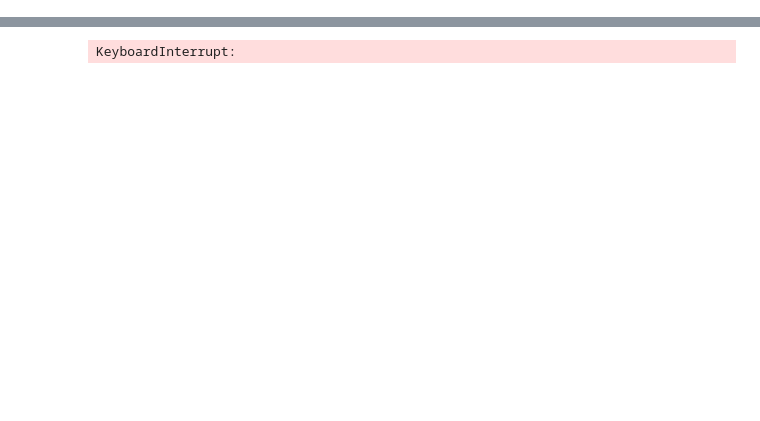
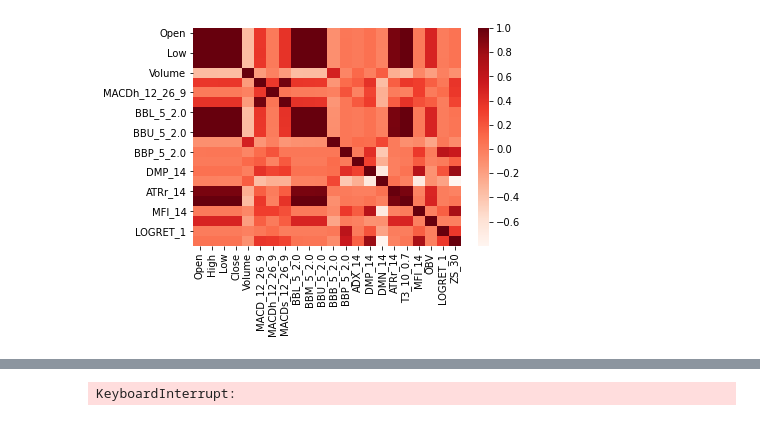
Before and after one commit to hkbu-kennycheng/comp7065, a Jupyter notebook: lab5.ipynb, the cells around one changed output, grey strips where cells are left out. Drawn from its saved outputs; the diff is of its cells as text; code cells hidden in the pictures; blank space fills up the shorter version.

```diff
--- a/lab5.ipynb
+++ b/lab5.ipynb
@@ -114,12 +41,0 @@ df.ta.strategy(CustomStrategy)
-# %%
-import numpy as np
-
-df.dropna(inplace=True)
-df.drop(columns=['Dividends', 'Stock Splits'], inplace=True)
-
-# for c in []:
-#     df[c] = df[c] / df[c].max()
-
-df['Target'] = (df['Close'].shift(-1) - df['Close']) / df['Close'] * 100
-for c in ['Open', 'High', 'Low', 'Close', 'Volume', 'MFI_14', 'RVI_14']:
-    df[c] = np.log(df[c])
@@ -145,0 +94,9 @@ df
+# %%
+import seaborn as sns
+import matplotlib.pyplot as plt
+
+cor = df.corr()
+sns.heatmap(cor, cmap=plt.cm.Reds)
+plt.show()
+# %% [output]
+[figure, added]
```
Also changed, not shown: parts of 17 cells of this notebook, 1 other file.
